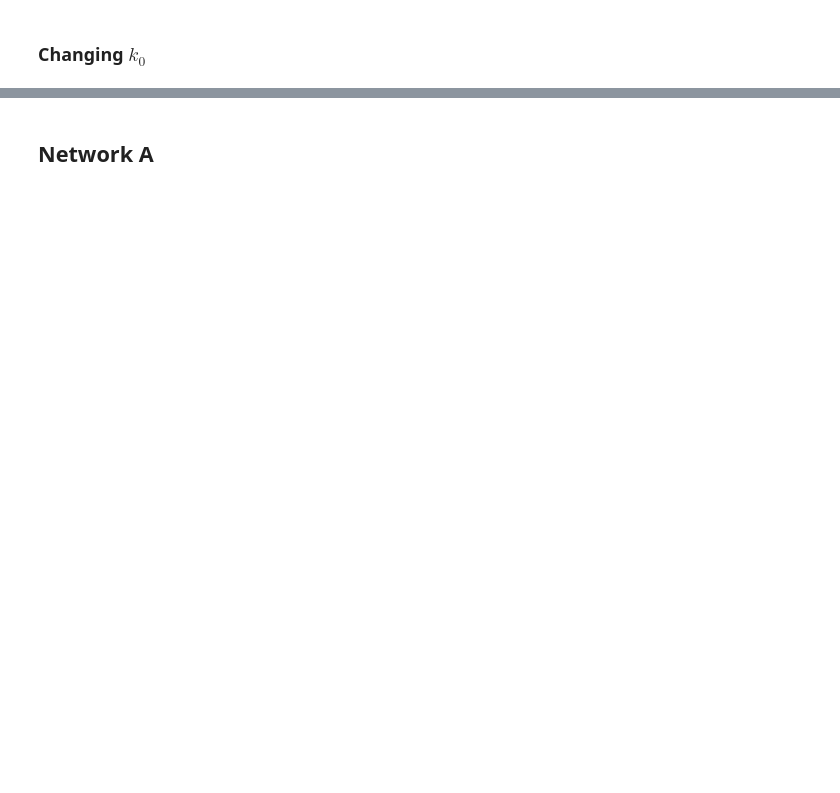
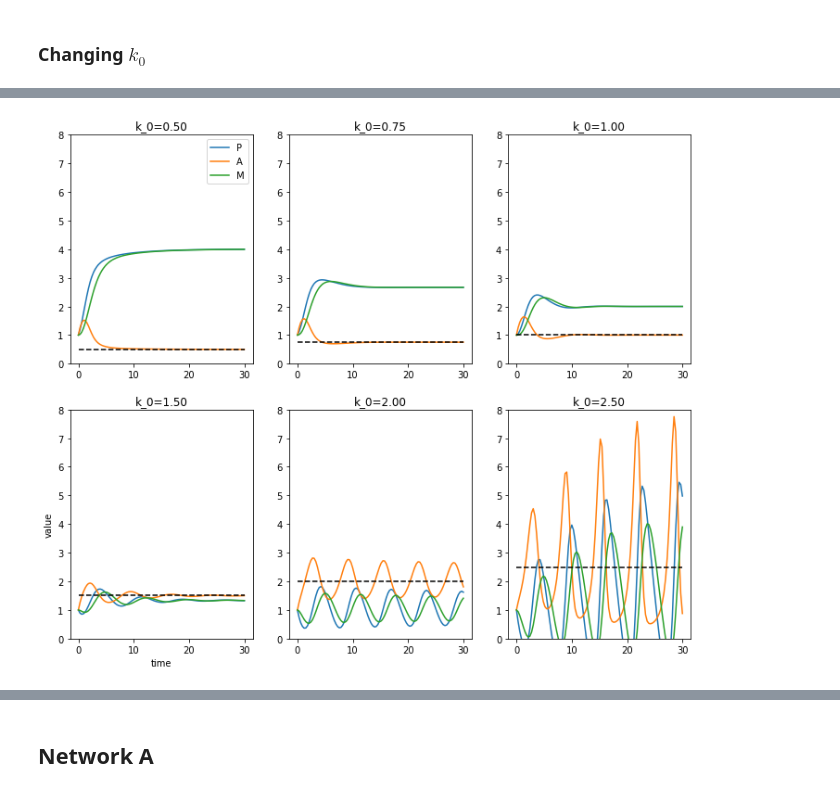
Before and after one commit to sys-bio/ComplexSystems, a Jupyter notebook: notebooks/Integral Control Analysis.ipynb, the cells around one changed output, grey strips where cells are left out. Cells and saved outputs as stored; diff of their text form; code cells hidden in the pictures; blank space fills up the shorter version.

```diff
--- a/notebooks/Integral Control Analysis.ipynb
+++ b/notebooks/Integral Control Analysis.ipynb
@@ -179,3 +211,28 @@ print("Final A = %2.2f" % rr.A)
+# %%
+numCol = 3
+fig, axes = plt.subplots(2, numCol, figsize=(12, 10))
+for idx, k_0 in enumerate(K0_VALS):
+    if idx < numCol:
+        ax = axes[0, idx]
+    else:
+        ax = axes[1, idx - numCol]
+    rr =  te.loada(NET_A1)
+    rr.k_0 = k_0
+    data = rr.simulate(0, 30, 100)
+    xv = data[:, 0]
+    columns = [s[1:-1] for s in data.colnames[1:]]
+    for idx1, column in enumerate(columns):
+        ax.plot(xv, data[:, idx1+1])
+    ax.plot(xv, np.repeat(k_0, len(xv)), linestyle="--", color="black")
+    if idx == 0:
+        ax.legend(columns)
+    if idx == numCol:
+        ax.set_xlabel("time")
+        ax.set_ylabel("value")
+    ax.set_title("k_0=%2.2f" % k_0)
+    ax.set_ylim([0, 8])
+# %% [output]
+[figure, added]
 # %%
 def initEquations():
   """
```
Also changed, not shown: parts of 26 cells of this notebook, 1 other file.
